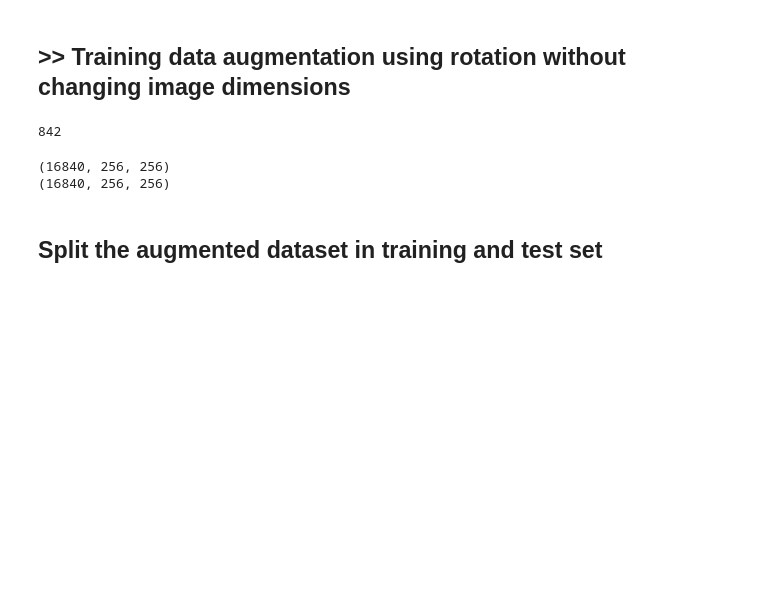
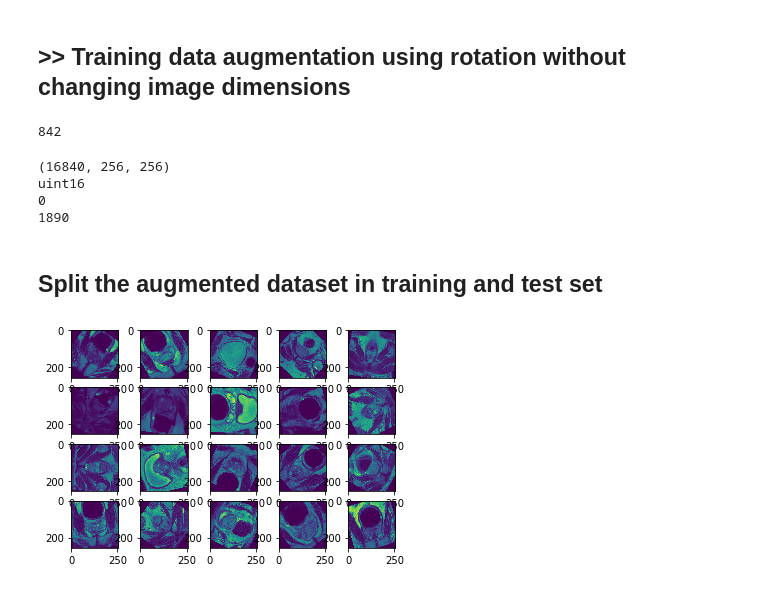
Before and after one commit to MachineLearning4HealthcareHomework/HW3, a Jupyter notebook: Data_augmentation.ipynb, the cells around one changed output. Drawn from its saved outputs; the diff is of its cells as text; code cells hidden in the pictures; blank space fills up the shorter version.

```diff
--- a/Data_augmentation.ipynb
+++ b/Data_augmentation.ipynb
@@ -184,9 +193,8 @@ num_images
 842
 # %%
 n = 20 # number of random rotations/image  (20 and 100)
-data_augmented = np.zeros([n*num_images, 256, 256], dtype=np.int8)
-labels_augmented = np.zeros([n*num_images, 256, 256], dtype=np.int8)
-rotate_angle = np.zeros([n*num_images], dtype=np.int8)
+data_augmented = np.zeros([n*num_images, 256, 256], dtype=np.uint16) # same dtype as the original images
+labels_augmented = np.zeros([n*num_images, 256, 256], dtype=np.uint8)  # same dtype as the original labels
 
 ind = 0
 for name in filenames:
@@ -194,20 +202,29 @@ for name in filenames:
         for j in range (0, n):
 
             rotate = random.randint(0, 360)
-            rotate_angle[ind] = rotate
 
             data_augmented[ind] = imutils.rotate(train_images[name][i], rotate, scale=1)
             labels_augmented[ind] = imutils.rotate(train_labels[name][i], rotate, scale=1)
 
             ind = ind + 1
-# %%
-print(data_augmented.shape)
-print(labels_augmented.shape)
-# %% [output]
-(16840, 256, 256)
-(16840, 256, 256)
+# %%
+print(data_augmented.shape)
+print(data_augmented.dtype)
+print(np.amin(data_augmented))
+print(np.amax(data_augmented))
+# %% [output]
+(16840, 256, 256)
+uint16
+0
+1890
 # %% [markdown]
 ## Split the augmented dataset in training and test set
 # %%
 images_train, images_test, labels_train, labels_test = train_test_split(data_augmented, labels_augmented,
                                                                         test_size = 0.2, random_state = 1337)
+# %%
+for i in range(20):
+    plt.subplot(4,5,i+1)
+    plt.imshow(images_train[i,:,:])
+# %% [output]
+[figure, added]
```
Also changed, not shown: parts of 11 cells of this notebook.
